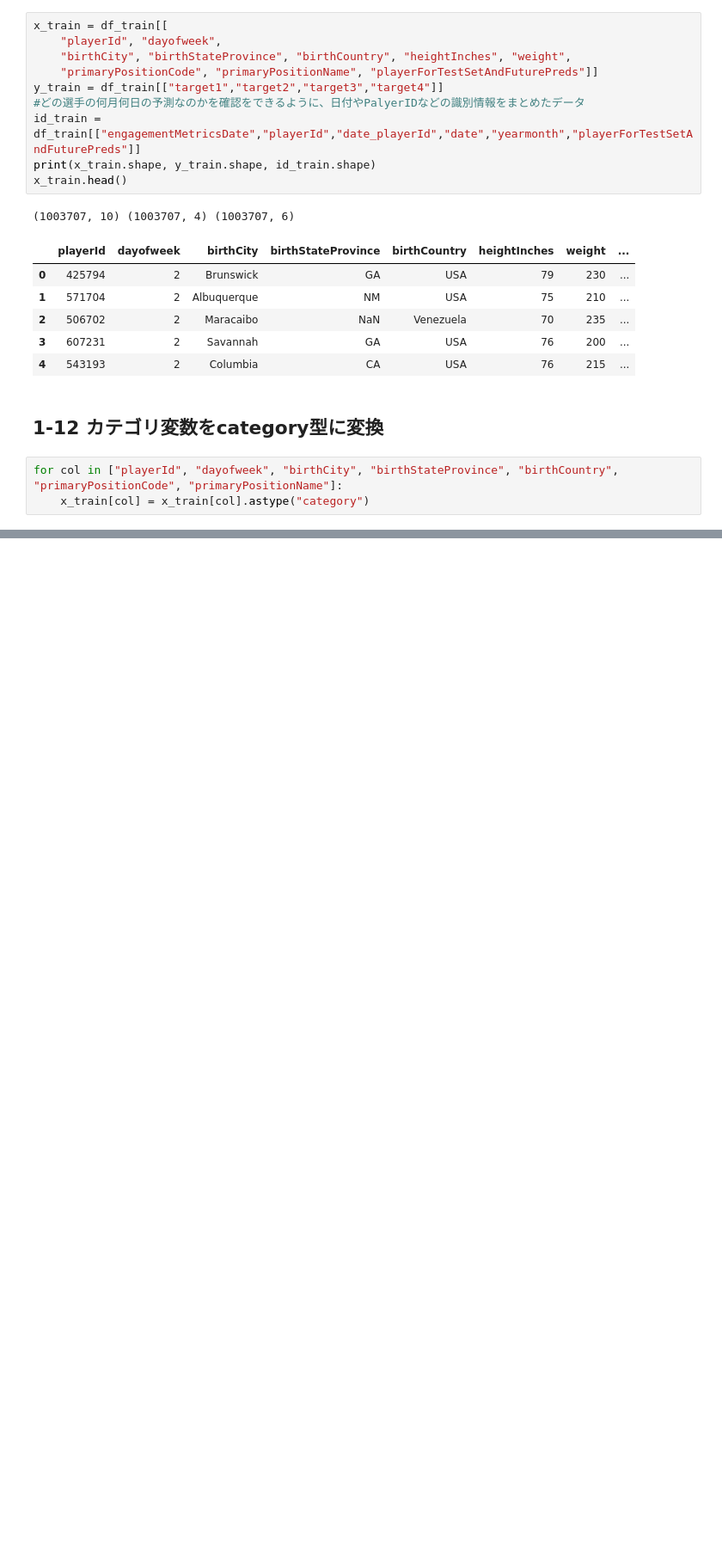
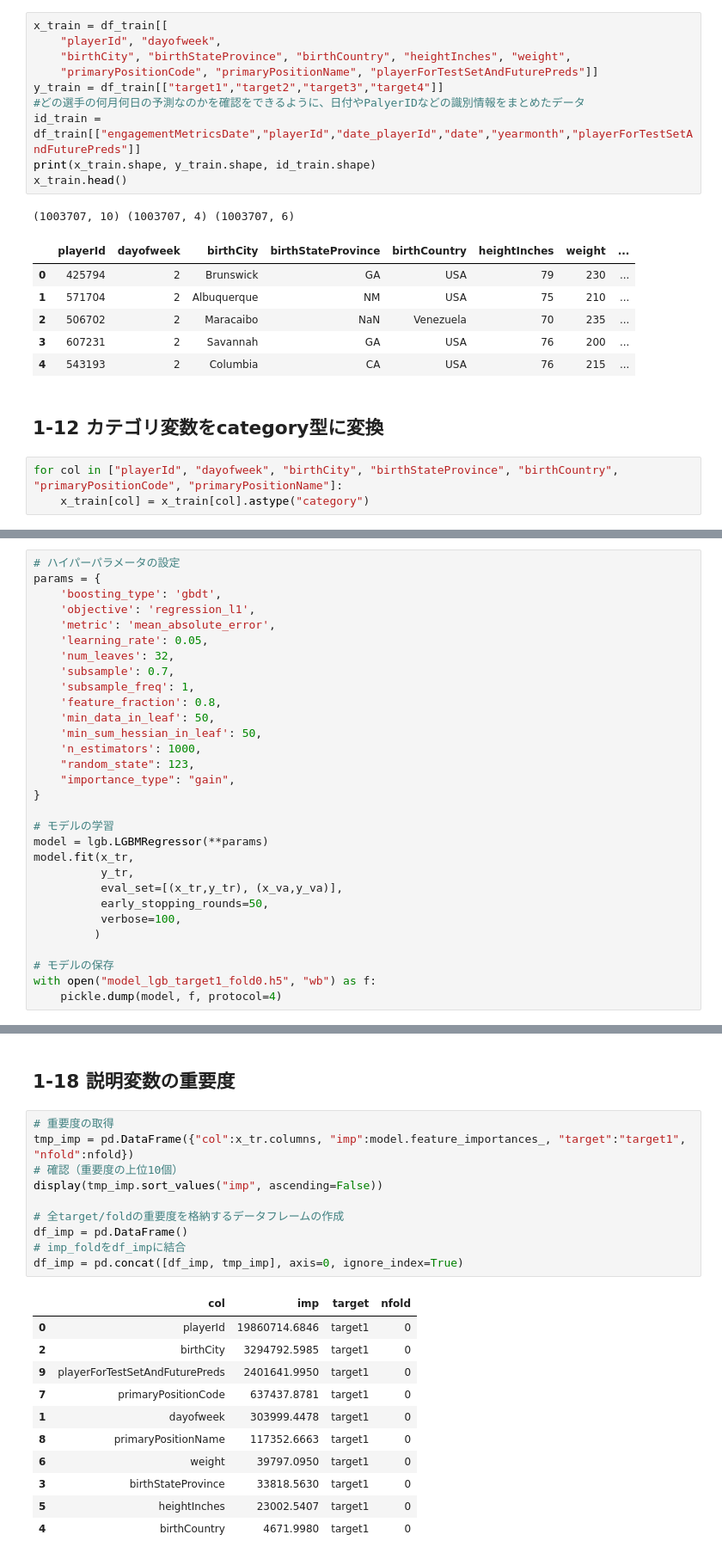
Before and after one commit to soeatu/kaggle_basic, a Jupyter notebook: mlb-regression-task.ipynb, the cells around one changed output, grey strips where cells are left out. Shown at 86% size. Drawn from its saved outputs; the diff is of its cells as text; blank space fills up the shorter version.

Commit message:
Kaggle Notebook | MLB_regression_task | Version 6

```diff
--- a/mlb-regression-task.ipynb
+++ b/mlb-regression-task.ipynb
@@ -169,0 +220,30 @@ for col in ["playerId", "dayofweek", "birthCity", "birthStateProvince", "birthCo
+# %%
+# ハイパーパラメータの設定
+params = {
+    'boosting_type': 'gbdt',
+    'objective': 'regression_l1',
+    'metric': 'mean_absolute_error',
+    'learning_rate': 0.05,
+    'num_leaves': 32,
+    'subsample': 0.7,
+    'subsample_freq': 1,
+    'feature_fraction': 0.8,
+    'min_data_in_leaf': 50,
+    'min_sum_hessian_in_leaf': 50,
+    'n_estimators': 1000,
+    "random_state": 123,
+    "importance_type": "gain",
+}
+
+# モデルの学習
+model = lgb.LGBMRegressor(**params)
+model.fit(x_tr,
+          y_tr,
+          eval_set=[(x_tr,y_tr), (x_va,y_va)],
+          early_stopping_rounds=50,
+          verbose=100,
+         )
+
+# モデルの保存
+with open("model_lgb_target1_fold0.h5", "wb") as f:
+    pickle.dump(model, f, protocol=4)
@@ -169,0 +284,24 @@ for col in ["playerId", "dayofweek", "birthCity", "birthStateProvince", "birthCo
+# %% [markdown]
+## 1-18 説明変数の重要度
+# %%
+# 重要度の取得
+tmp_imp = pd.DataFrame({"col":x_tr.columns, "imp":model.feature_importances_, "target":"target1", "nfold":nfold})
+# 確認（重要度の上位10個）
+display(tmp_imp.sort_values("imp", ascending=False))
+
+# 全target/foldの重要度を格納するデータフレームの作成
+df_imp = pd.DataFrame()
+# imp_foldをdf_impに結合
+df_imp = pd.concat([df_imp, tmp_imp], axis=0, ignore_index=True)
+# %% [output]
+|  | col | imp | target | nfold |
+| 0 | playerId | 19860714.6846 | target1 | 0 |
+| 2 | birthCity | 3294792.5985 | target1 | 0 |
+| 9 | playerForTestSetAndFuturePreds | 2401641.9950 | target1 | 0 |
+| 7 | primaryPositionCode | 637437.8781 | target1 | 0 |
+| 1 | dayofweek | 303999.4478 | target1 | 0 |
+| 8 | primaryPositionName | 117352.6663 | target1 | 0 |
+| 6 | weight | 39797.0950 | target1 | 0 |
+| 3 | birthStateProvince | 33818.5630 | target1 | 0 |
+| 5 | heightInches | 23002.5407 | target1 | 0 |
+| 4 | birthCountry | 4671.9980 | target1 | 0 |
```
Also changed, not shown: parts of 99 cells of this notebook.
